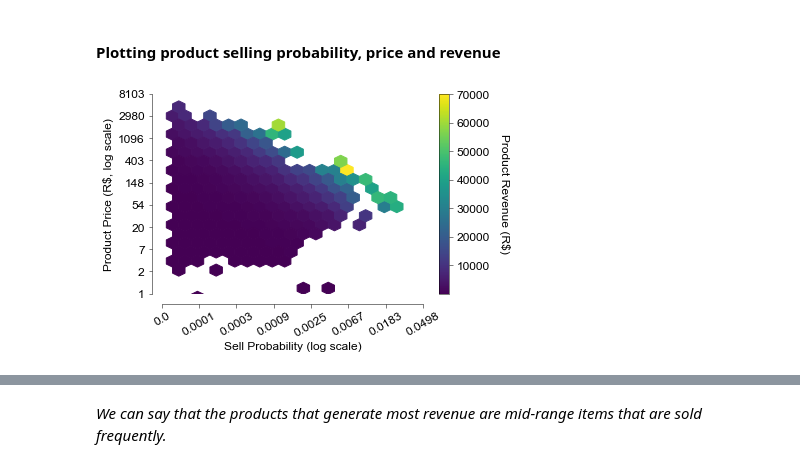
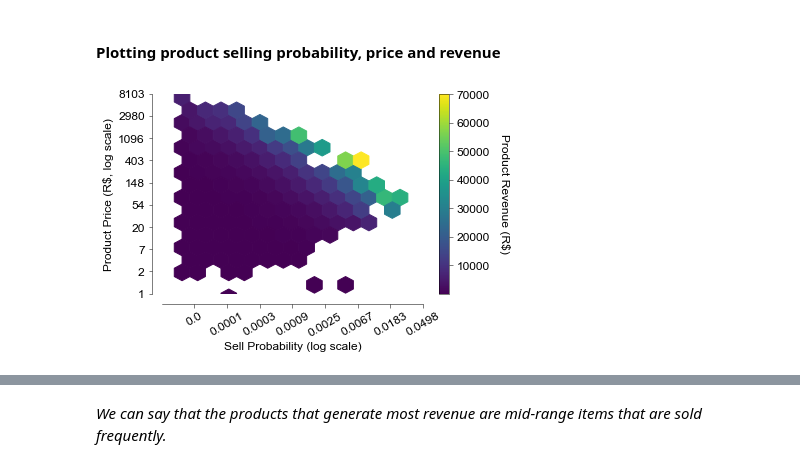
Before and after one commit to ricardozacarias/brazilian-ecommerce, a Jupyter notebook: main.ipynb, the cells around one changed output, grey strips where cells are left out. Drawn from its saved outputs; the diff is of its cells as text; code cells hidden in the pictures.

Commit message:
updated report added summed hexbin

```diff
--- a/main.ipynb
+++ b/main.ipynb
@@ -347,24 +347,24 @@ product_revenue.sort_values(by='total', ascending= False)
 # %%
 x = np.log(product_revenue.sell_probability)
 y = np.log(product_revenue.price)
 
 fig, ax = plt.subplots()
 ax = default_plot(ax, ['left', 'bottom'])
 
 plt.ylabel('Product Price (R$, log scale)')
 plt.xlabel('Sell Probability (log scale)')
 
-plt.xlim(-10, -3)
+plt.xlim(-11, -3)
 plt.ylim(0, 9)
 
 plt.yticks(range(10), [int(np.exp(x)) for x in range(10)])
 plt.xticks(range(-10, -2), [round(np.exp(x), 4) for x in range(-10, -2)], rotation= 30)
 
-hb = ax.hexbin(x, y, gridsize=20, C=product_revenue.total);
+hb = ax.hexbin(x, y, gridsize=14, C=product_revenue.total, reduce_C_function=np.mean);
 
 cb = fig.colorbar(hb, ax=ax)
 cb.set_label('Product Revenue (R$)', rotation=270, labelpad = 20)
 plt.tight_layout()
-plt.savefig('figures/product_probability.png', dpi=300)
+plt.savefig('figures/product_probability_mean.png', dpi=300)
 # %% [output]
-[figure, old version]
+[figure, new version]
```
Also changed, not shown: parts of 5 cells of this notebook, 5 other files.
